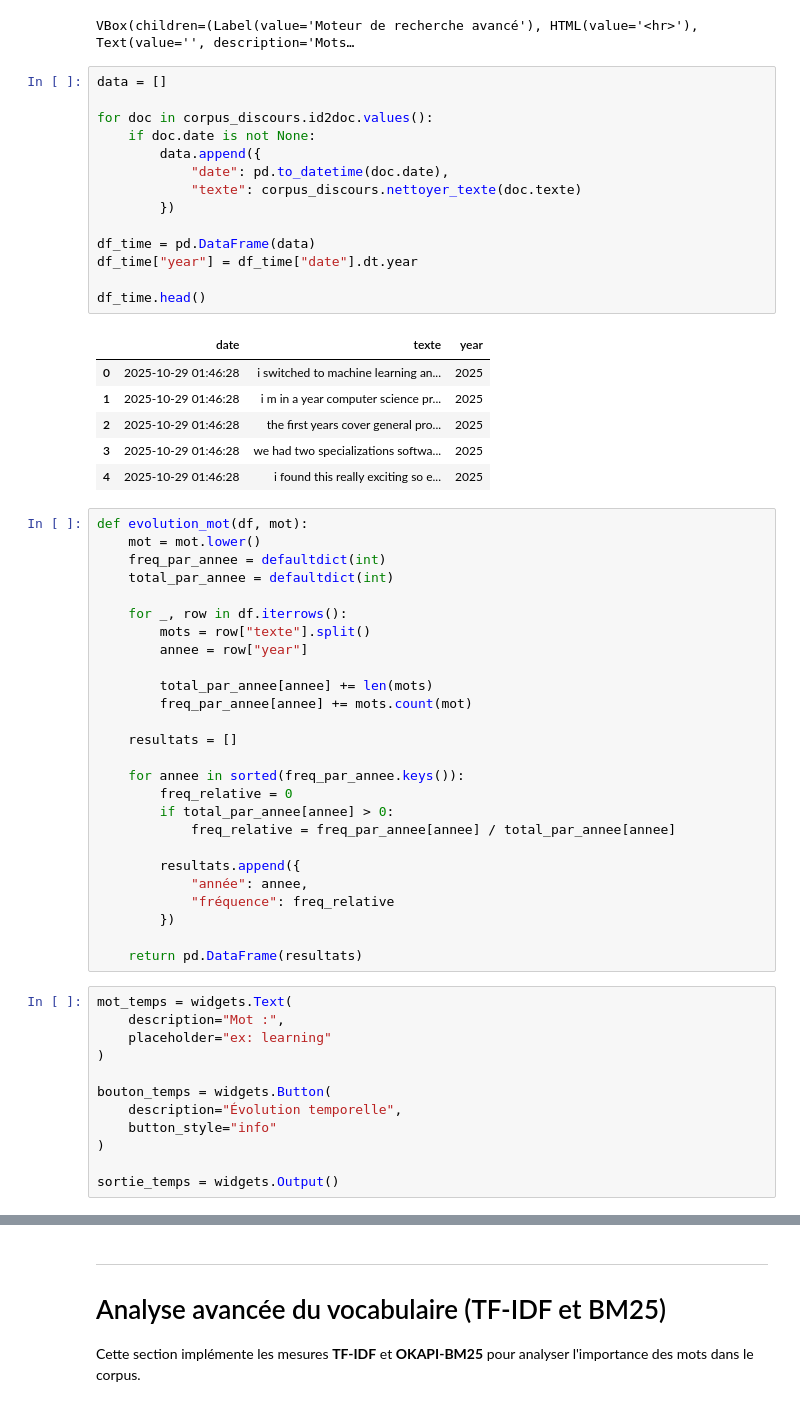
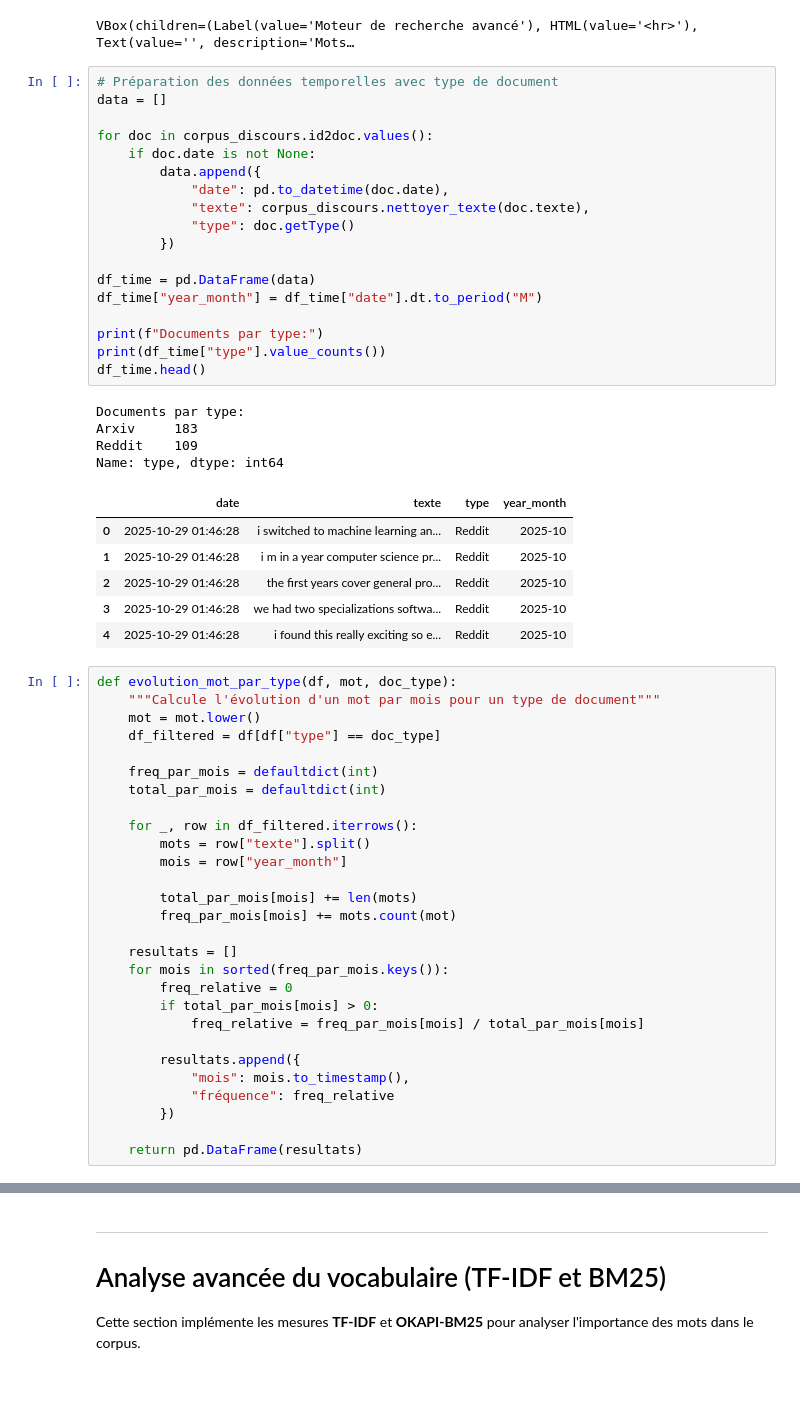
Before and after one commit to melissa-aliouche/moteur-de-recherche, a Jupyter notebook: Interface_Jupyter.ipynb, the cells around one changed output, grey strips where cells are left out. Saved outputs shown, nothing was run; the diff lists cells and outputs as text.

```diff
--- a/Interface_Jupyter.ipynb
+++ b/Interface_Jupyter.ipynb
@@ -571,61 +574,59 @@ display(interface_avancee)
 Interface avancée avec filtres :
 VBox(children=(Label(value='Moteur de recherche avancé'), HTML(value='<hr>'), Text(value='', description='Mots…
 # %%
+# Préparation des données temporelles avec type de document
 data = []
 
 for doc in corpus_discours.id2doc.values():
     if doc.date is not None:
         data.append({
             "date": pd.to_datetime(doc.date),
-            "texte": corpus_discours.nettoyer_texte(doc.texte)
+            "texte": corpus_discours.nettoyer_texte(doc.texte),
+            "type": doc.getType()
         })
 
 df_time = pd.DataFrame(data)
-df_time["year"] = df_time["date"].dt.year
+df_time["year_month"] = df_time["date"].dt.to_period("M")
 
+print(f"Documents par type:")
+print(df_time["type"].value_counts())
 df_time.head()
 # %% [output]
+Documents par type:
+Arxiv     183
+Reddit    109
+Name: type, dtype: int64
-|  | date | texte | year |
-| 0 | 2025-10-29 01:46:28 | i switched to machine learning an... | 2025 |
-| 1 | 2025-10-29 01:46:28 | i m in a year computer science pr... | 2025 |
-| 2 | 2025-10-29 01:46:28 | the first years cover general pro... | 2025 |
-| 3 | 2025-10-29 01:46:28 | we had two specializations softwa... | 2025 |
-| 4 | 2025-10-29 01:46:28 | i found this really exciting so e... | 2025 |
+|  | date | texte | type | year_month |
+| 0 | 2025-10-29 01:46:28 | i switched to machine learning an... | Reddit | 2025-10 |
+| 1 | 2025-10-29 01:46:28 | i m in a year computer science pr... | Reddit | 2025-10 |
+| 2 | 2025-10-29 01:46:28 | the first years cover general pro... | Reddit | 2025-10 |
+| 3 | 2025-10-29 01:46:28 | we had two specializations softwa... | Reddit | 2025-10 |
+| 4 | 2025-10-29 01:46:28 | i found this really exciting so e... | Reddit | 2025-10 |
 # %%
-def evolution_mot(df, mot):
+def evolution_mot_par_type(df, mot, doc_type):
+    """Calcule l'évolution d'un mot par mois pour un type de document"""
     mot = mot.lower()
-    freq_par_annee = defaultdict(int)
-    total_par_annee = defaultdict(int)
+    df_filtered = df[df["type"] == doc_type]
 
-    for _, row in df.iterrows():
+    freq_par_mois = defaultdict(int)
+    total_par_mois = defaultdict(int)
+
+    for _, row in df_filtered.iterrows():
         mots = row["texte"].split()
-        annee = row["year"]
+        mois = row["year_month"]
 
-        total_par_annee[annee] += len(mots)
-        freq_par_annee[annee] += mots.count(mot)
+        total_par_mois[mois] += len(mots)
+        freq_par_mois[mois] += mots.count(mot)
 
     resultats = []
-
-    for annee in sorted(freq_par_annee.keys()):
+    for mois in sorted(freq_par_mois.keys()):
         freq_relative = 0
-        if total_par_annee[annee] > 0:
-            freq_relative = freq_par_annee[annee] / total_par_annee[annee]
+        if total_par_mois[mois] > 0:
+            freq_relative = freq_par_mois[mois] / total_par_mois[mois]
 
         resultats.append({
-            "année": annee,
+            "mois": mois.to_timestamp(),
             "fréquence": freq_relative
         })
 
     return pd.DataFrame(resultats)
-# %%
-mot_temps = widgets.Text(
-    description="Mot :",
-    placeholder="ex: learning"
-)
-
-bouton_temps = widgets.Button(
-    description="Évolution temporelle",
-    button_style="info"
-)
-
-sortie_temps = widgets.Output()
```
Also changed, not shown: parts of 13 cells of this notebook, 3 other files.
